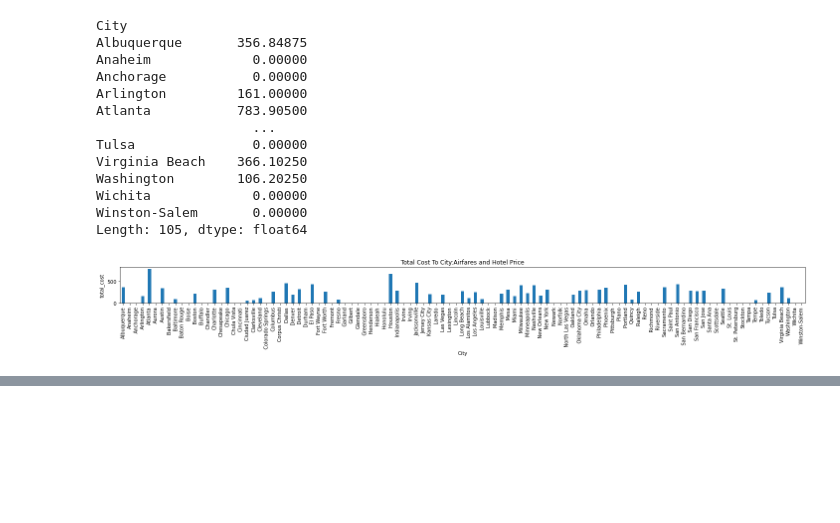
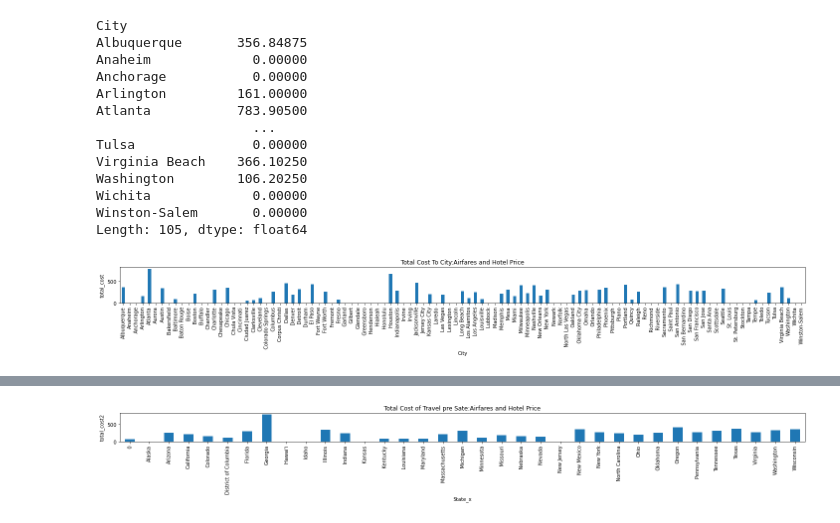
Before and after one commit to Kaylawkelly/HotelRateLocataion-Project1, a Jupyter notebook: Project 1 Travel.ipynb, the cells around one changed output, grey strips where cells are left out. Cells and saved outputs as stored; diff of their text form; code cells hidden in the pictures; blank space fills up the shorter version.

Commit message:
State Bar Chart

```diff
--- a/Project 1 Travel.ipynb
+++ b/Project 1 Travel.ipynb
@@ -179,3 +179,12 @@ plt.savefig("total_cost_Attraction.png")
 plt.show()
 # %% [output]
 [figure]
+# %%
+outbound = merged_data_df.groupby('State_x')['Cheapest_Outbound_Airfare'].mean()
+inbound = merged_data_df.groupby('State_x')['Cheapest_Return_Airfare'].mean()
+price = merged_data_df.groupby('State_x')['Price'].mean()
+
+fare2_df = pd.DataFrame({"outbound": outbound, "inbound": inbound, "price": price})
+
+
+fare2_df
@@ -181,0 +210,4 @@ plt.show()
+# %%
+total_cost2_df= fare2_df['outbound'] + fare2_df['inbound']+ fare2_df['price']
+total_cost2_df.rename()
+total_cost2_df
@@ -182,3 +232,14 @@ plt.show()
+# %%
+total_cost_chart2 = total_cost2_df.plot(kind="bar",figsize=(20,3), title="Total Cost of Travel pre Sate:Airfares and Hotel Price")
+total_cost_chart2.set_xlabel("State_x")
+total_cost_chart2.set_ylabel("total_cost2")
+
+
+plt.tight_layout()
+plt.savefig("total_cost_state.png")
+plt.show()
+# %% [output]
+[figure, added]
 # %%
 
 airport_code=[]
```
Also changed, not shown: parts of 2 cells of this notebook, 1 other file.
